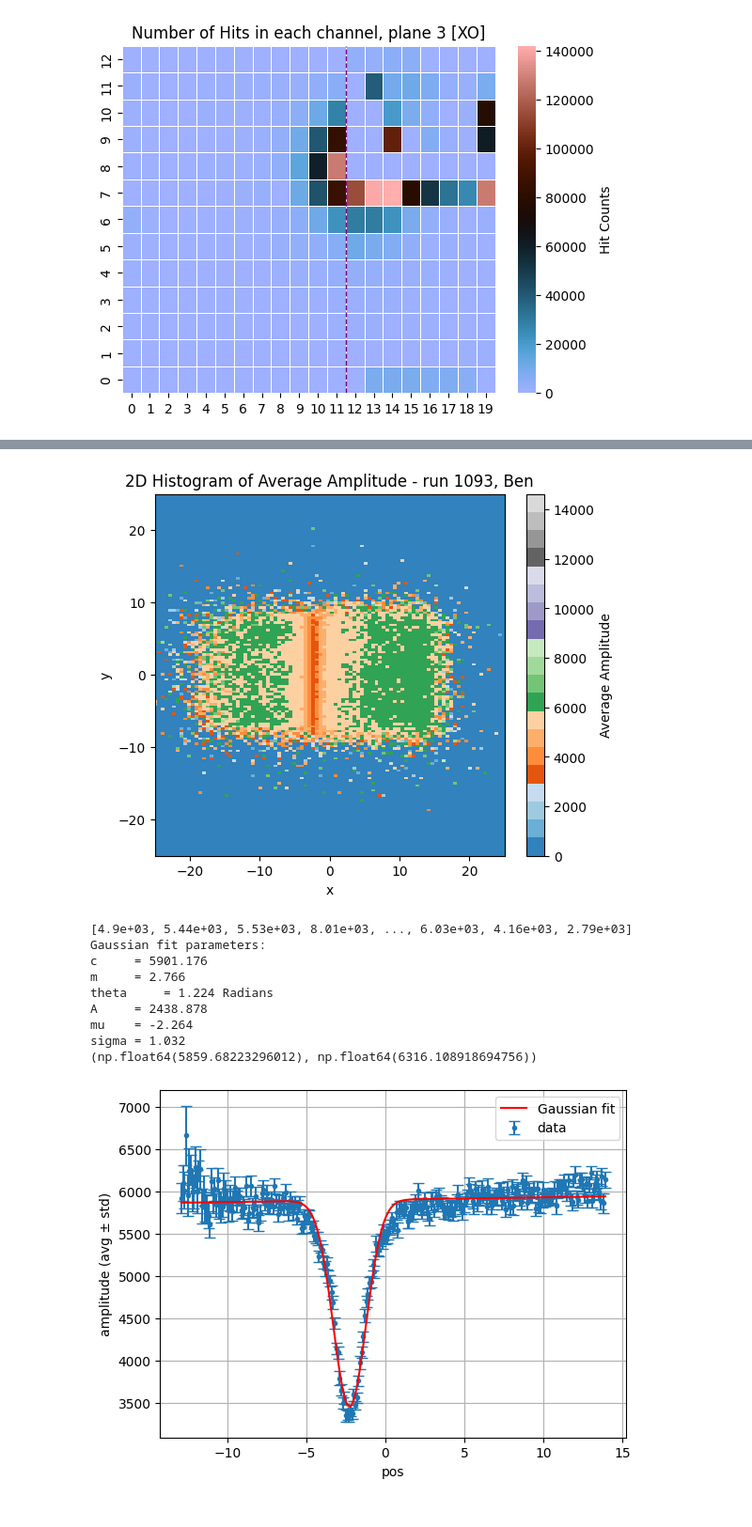
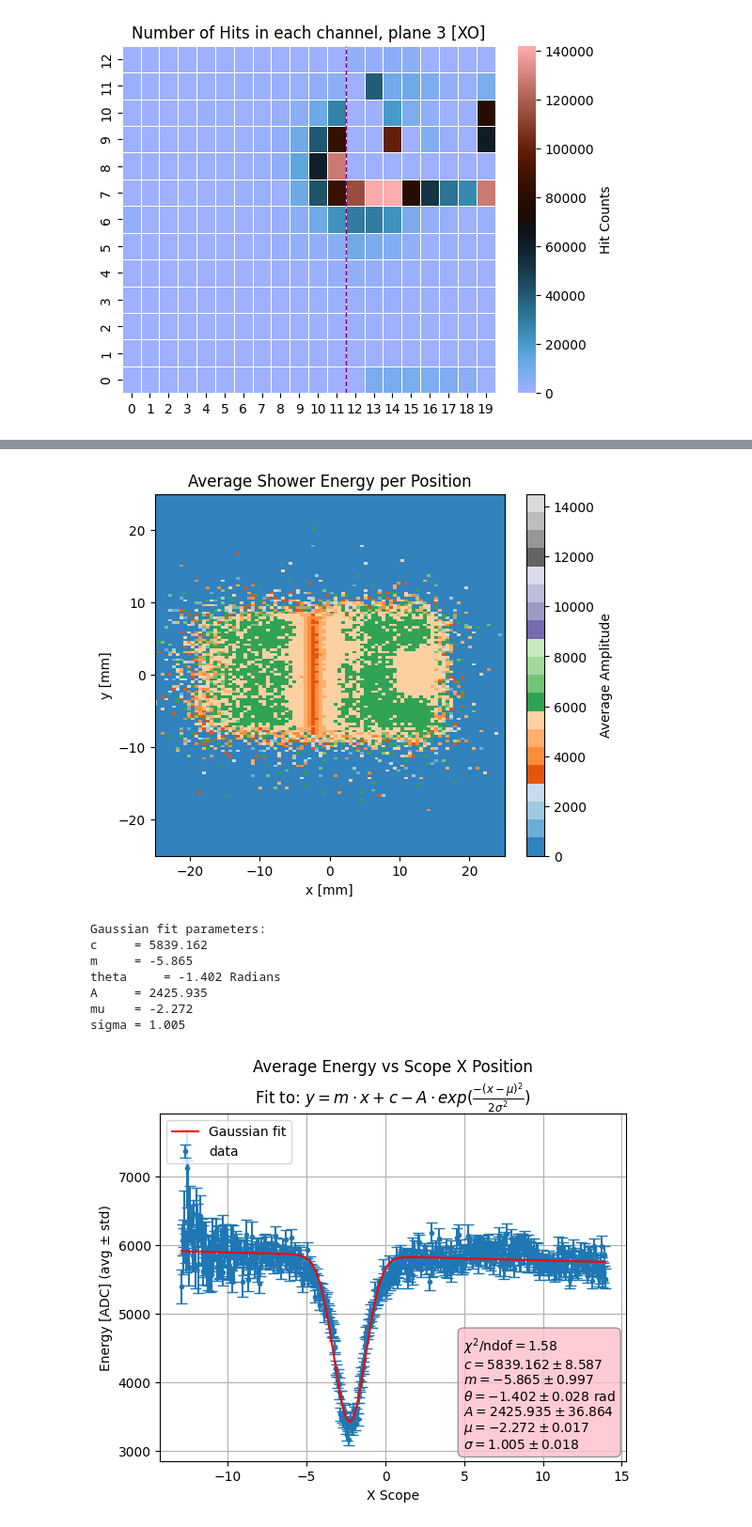
Before and after one commit to Ben-David-Ben/F-Cal-TB-Project, a Jupyter notebook: TB2025_Gap_1080_Reco.ipynb, the cells around one changed output, grey strips where cells are left out. Shown at 94% size. Drawn from its saved outputs; the diff is of its cells as text; code cells hidden in the pictures.

Commit message:
organize all data up to gap profile for multiple runs and varying y

```diff
--- a/TB2025_Gap_1080_Reco.ipynb
+++ b/TB2025_Gap_1080_Reco.ipynb
@@ -74,7 +74,7 @@ rf.hits_amount_colormap_single_plane(data_scope.hits, 3)
 [figure]
 # %%
 path = "TB_FIRE\TB_reco\TB_FIRE_1080_raw_reco_diagnostics.root"
-a = rf.reconstruct_data_all_dead_pads(data_scope,5,path)
+data_scope_corrected = rf.reconstruct_data_all_dead_pads(data_scope,2,path)
 # %% [output]
 shower center: 171
 we got the data
@@ -100,17 +102,15 @@ rf.hits_amount_colormap_single_plane(a.hits, 3)
 # %%
-sf.avg_energy_scope_colormap(a, x_borders=25, y_borders=25)
+sf.avg_energy_scope_colormap(data_scope_corrected, x_borders=25, y_borders=25)
 # %% [output]
-[figure, old version]
+[figure, new version]
 # %%
-sf.E_vs_X_scope_gaussian_fit(a, 0.5, -10, 10, -13, 14)
+sf.E_vs_X_scope_gaussian_fit(data_scope_corrected, 0.5, -10, 10, -13, 14, 0.05)
 # %% [output]
-[4.9e+03, 5.44e+03, 5.53e+03, 8.01e+03, ..., 6.03e+03, 4.16e+03, 2.79e+03]
 Gaussian fit parameters:
-c     = 5901.176
-m     = 2.766
-theta     = 1.224 Radians
-A     = 2438.878
-mu    = -2.264
-sigma = 1.032
-(np.float64(5859.68223296012), np.float64(6316.108918694756))
+c     = 5839.162
+m     = -5.865
+theta     = -1.402 Radians
+A     = 2425.935
+mu    = -2.272
+sigma = 1.005
-[figure, old version]
+[figure, new version]
```
Also changed, not shown: parts of 4 cells of this notebook, 3 other files.
